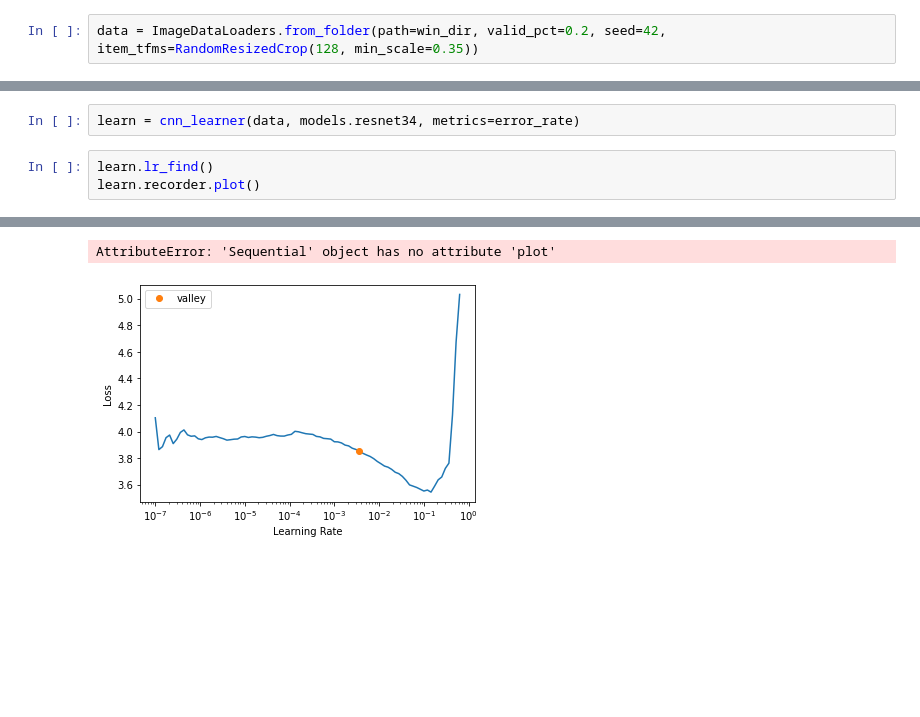
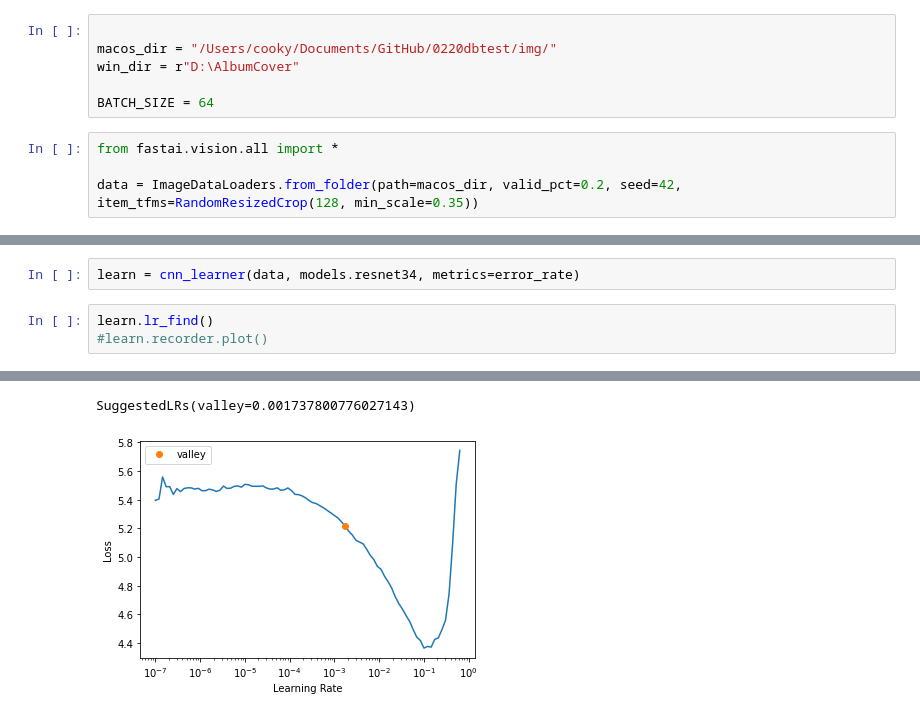
Before and after one commit to cid2rrrr/0220dbtest, a Jupyter notebook: test.ipynb, the cells around one changed output, grey strips where cells are left out. Saved outputs shown, nothing was run; the diff lists cells and outputs as text; blank space fills up the shorter version.

```diff
--- a/test.ipynb
+++ b/test.ipynb
@@ -323,2 +176,10 @@ BATCH_SIZE = 64
+# %%
+
+macos_dir = "/Users/cooky/Documents/GitHub/0220dbtest/img/"
+win_dir = r"D:\AlbumCover"
+
+BATCH_SIZE = 64
 # %%
-data = ImageDataLoaders.from_folder(path=win_dir, valid_pct=0.2, seed=42, item_tfms=RandomResizedCrop(128, min_scale=0.35))
+from fastai.vision.all import *
+
+data = ImageDataLoaders.from_folder(path=macos_dir, valid_pct=0.2, seed=42, item_tfms=RandomResizedCrop(128, min_scale=0.35))
@@ -332,8 +191,8 @@ data.show_batch()
 learn = cnn_learner(data, models.resnet34, metrics=error_rate)
 # %%
 learn.lr_find()
-learn.recorder.plot()
+#learn.recorder.plot()
 # %% [output]
 [interactive output not drawn]
-AttributeError: 'Sequential' object has no attribute 'plot'
+SuggestedLRs(valley=0.001737800776027143)
-[figure, old version]
+[figure, new version]
```
Also changed, not shown: parts of 29 cells of this notebook.
